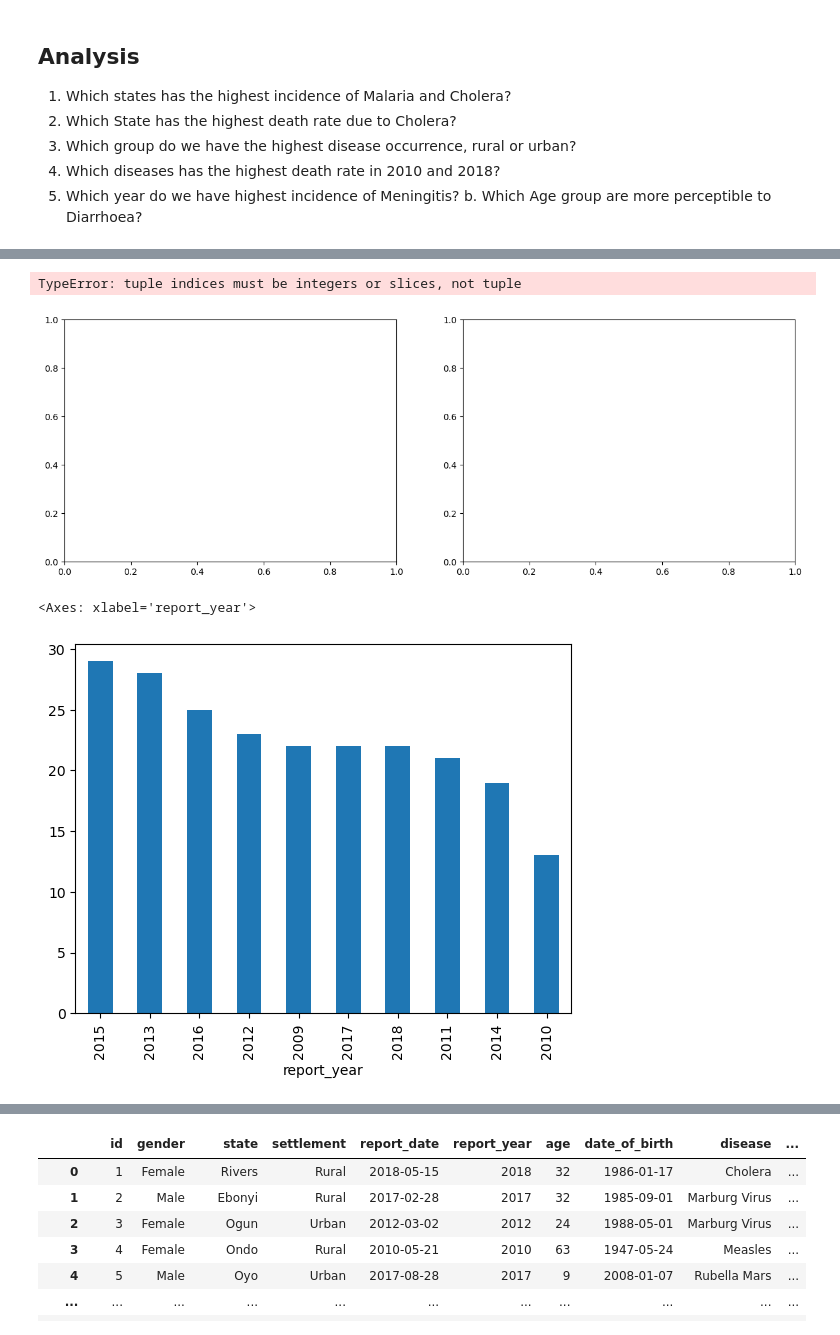
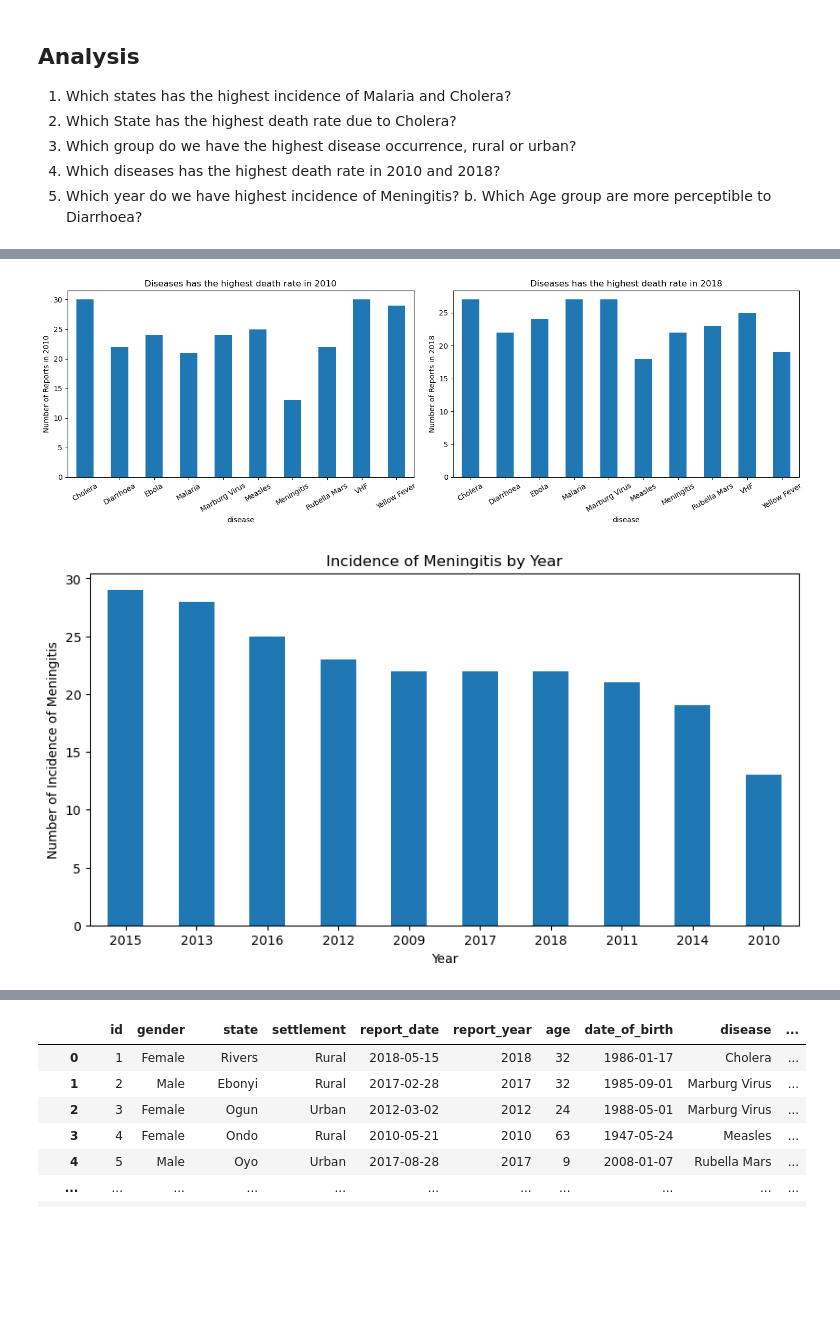
Before and after one commit to GosunJ/Portfolio_projects, a Jupyter notebook: Disease_df.ipynb, the cells around one changed output, grey strips where cells are left out. Drawn from its saved outputs; the diff is of its cells as text; code cells hidden in the pictures; blank space fills up the shorter version.

```diff
--- a/Disease_df.ipynb
+++ b/Disease_df.ipynb
@@ -7,7 +7,7 @@ import warnings as w
 w.filterwarnings('ignore')
 # %%
 #importing the data frame
-disease_df = pd.read_excel(r'C:\Users\USER\Downloads\Disease_Data.xlsx')
+disease_df = pd.read_excel(r'C:\Users\USER\Documents\Disease_Data.xlsx')
 # %%
 disease_df
 # %% [output]
@@ -360,19 +371,41 @@ pd.crosstab(d_df['disease'], d_df['report_year']).plot(kind='bar', figsize=(13,5
 # %%
+#Which diseases has the highest death rate in 2010 and 2018?
+plt.figure(figsize=(15,5))
+
+# First subplot
+plt.subplot(1,2,1)
 d_df_10=d_df[d_df['report_year']==2010].groupby('disease')['report_year'].count()
+d_df_10.plot(kind='bar')
+plt.ylabel('Number of Reports in 2010')
+plt.title('Diseases has the highest death rate in 2010')
+plt.xticks(rotation=30)
+
+# Second subplot
+plt.subplot(1,2,2)
 d_df_18=d_df[d_df['report_year']==2018].groupby('disease')['report_year'].count()
+d_df_18.plot(kind='bar')
+plt.ylabel('Number of Reports in 2018')
+plt.title('Diseases has the highest death rate in 2018')
+plt.xticks(rotation=30)
 
-axes=plt.subplots(1,2, figsize=(15,5))
+# Adjust layout to prevent overlapping
+plt.tight_layout()
 
-d_df_10.plot(ax=axes[0,0], kind='bar')
-d_df_18.plot(ax=axes[0,1], kind='bar')
+plt.show()
 # %% [output]
-TypeError: tuple indices must be integers or slices, not tuple
-[figure, old version]
+[figure, new version]
 # %%
 #Which year do we have highest incidence of Meningitis?
+plt.figure(figsize=(10,5))
 disease_df[disease_df['disease']=='Meningitis'].groupby('report_year')['disease'].count().sort_values(ascending=False).plot(kind='bar')
+
+plt.xlabel('Year')
+plt.ylabel('Number of Incidence of Meningitis')
+plt.title('Incidence of Meningitis by Year')
+plt.xticks(rotation= 0)
+
+plt.show()
 # %% [output]
-<Axes: xlabel='report_year'>
-[figure, old version]
+[figure, new version]
 # %%
 #b. Which Age group are more perceptible to Diarrhoea?
```
Also changed, not shown: parts of 9 cells of this notebook.
